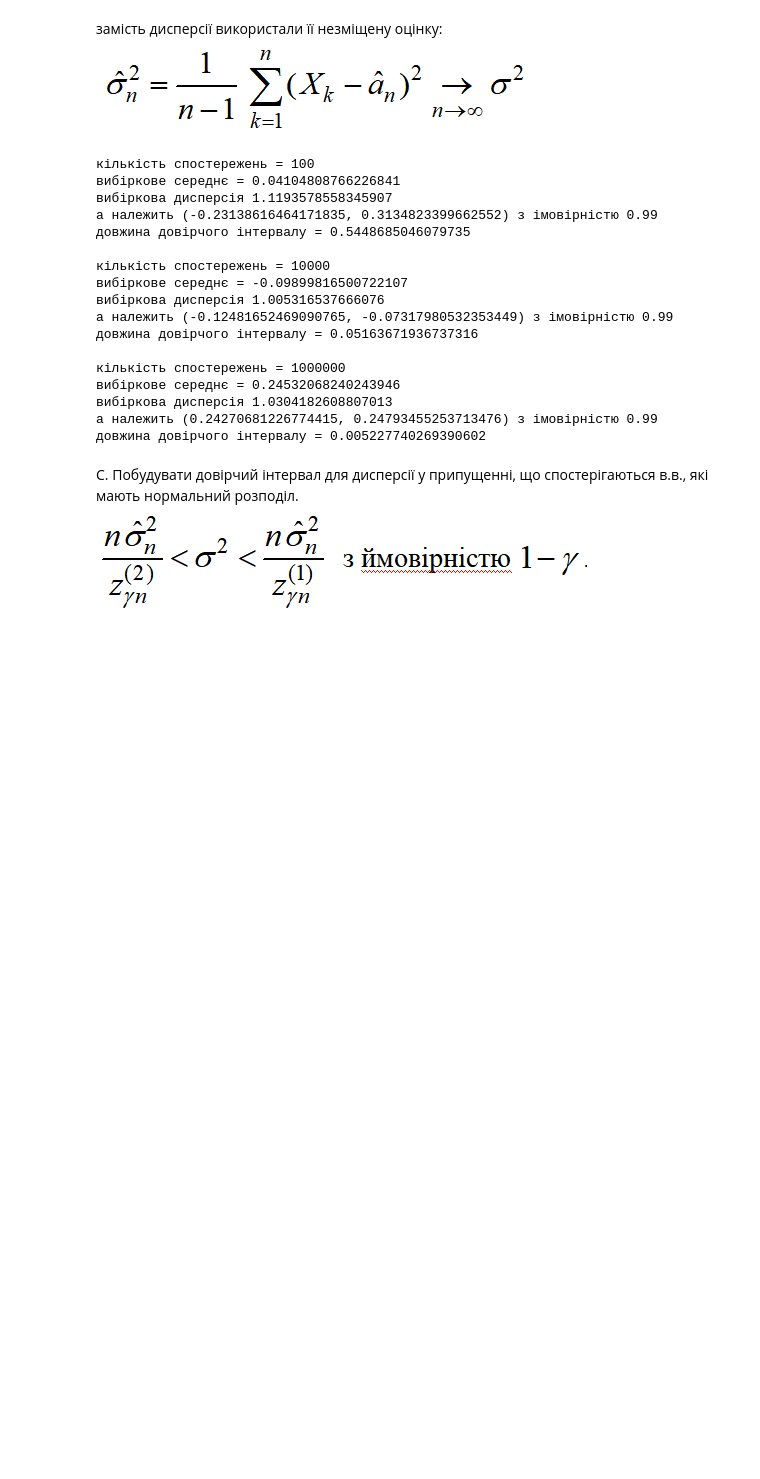
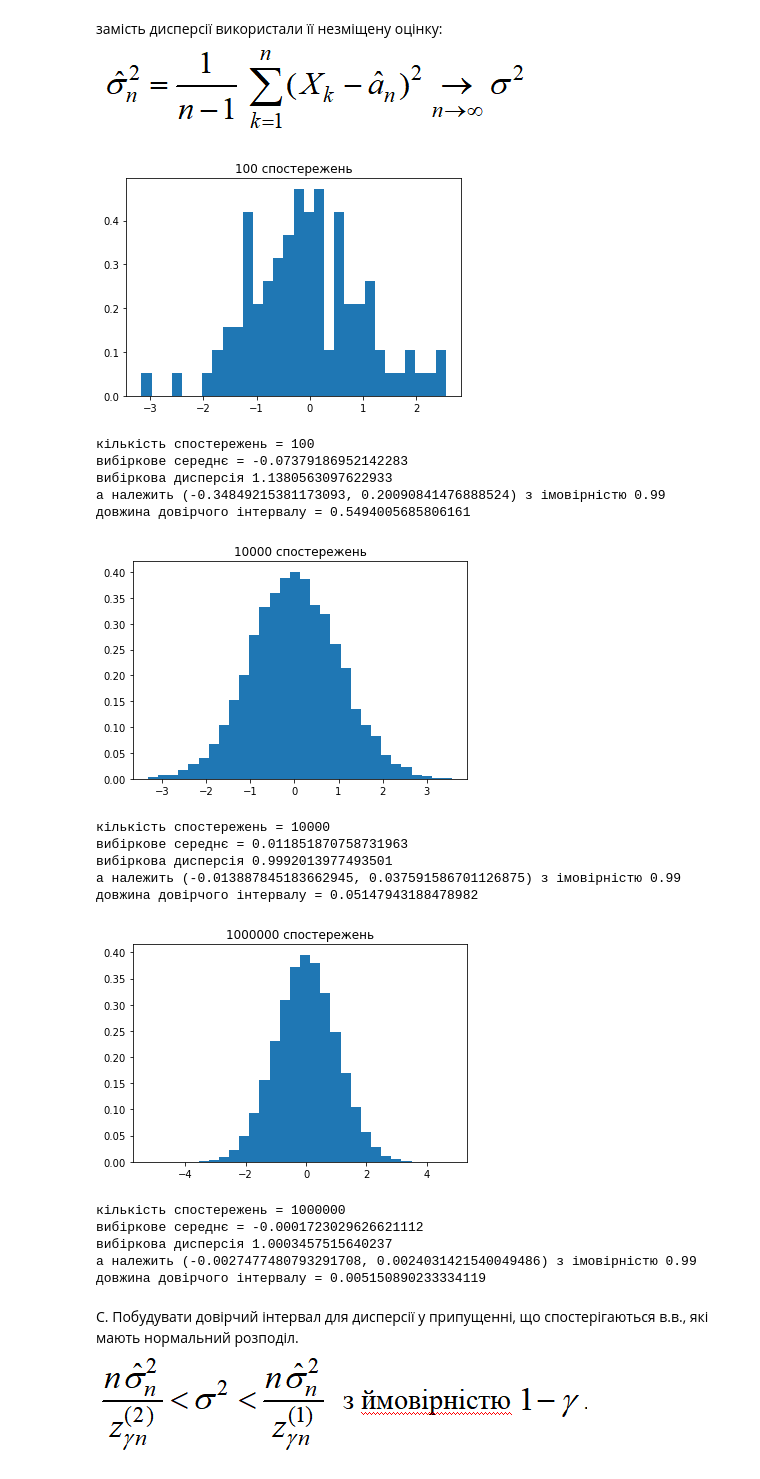
Before and after one commit to margo-dubovik/Applied_Statistics, a Jupyter notebook: lab 1.ipynb, the cells around one changed output. Saved outputs shown, nothing was run; the diff lists cells and outputs as text; code cells hidden in the pictures; blank space fills up the shorter version.

```diff
--- a/lab 1.ipynb
+++ b/lab 1.ipynb
@@ -25,6 +27,9 @@ def gen_norm_values(n):
     vals = norm.rvs(size = n)
     X = np.sum(vals) / n  #вибіркове середнє
     S = np.sum([(i - X)**2 for i in vals]) / n #вибіркова дисперсія
+    plt.hist(vals,30, density = True)
+    plt.title(f"{n} спостережень")
+    plt.show()
     return X, S
 # %% [markdown]
 A. Побудувати довірчий інтервал для математичного сподівання у припущенні, що спостерігаються в.в., які мають нормальний розподіл, але дисперсія невідома.
@@ -76,38 +82,39 @@ B. Побудувати довірчий інтервал для математ
 замість дисперсії використали її незміщену оцінку: ![image.png](attachment:image.png)
 # %%
 def interval_for_expected_value_2(n): #довірчий інтервал для матсподівання при невідомому розподілі
-    X, S = gen_norm_values(n1)
+    X, S = gen_norm_values(n)
     S = (S * n) / (n-1)
     left = X - (Z_gamma * math.sqrt(S)) / math.sqrt(n)
     right = X + (Z_gamma * math.sqrt(S)) / math.sqrt(n)
     print("кількість спостережень =", n)
     print("вибіркове середнє =", X)
     print("вибіркова дисперсія", S)
     print(f"a належить ({left}, {right}) з імовірністю {1-gamma}")
     print(f"довжина довірчого інтервалу = {abs(right-left)}\n")
     return [left, right]
 
 interval_1 = interval_for_expected_value_2(n1)
 interval_2 = interval_for_expected_value_2(n2)
 interval_3 = interval_for_expected_value_2(n3)
 # %% [output]
+[figure, added]
 кількість спостережень = 100
-вибіркове середнє = 0.04104808766226841
-вибіркова дисперсія 1.1193578558345907
-a належить (-0.23138616464171835, 0.3134823399662552) з імовірністю 0.99
-довжина довірчого інтервалу = 0.5448685046079735
-
-кількість спостережень = 10000
-вибіркове середнє = -0.09899816500722107
-вибіркова дисперсія 1.005316537666076
-a належить (-0.12481652469090765, -0.07317980532353449) з імовірністю 0.99
-довжина довірчого інтервалу = 0.05163671936737316
-
-кількість спостережень = 1000000
-вибіркове середнє = 0.24532068240243946
-вибіркова дисперсія 1.0304182608807013
-a належить (0.24270681226774415, 0.24793455253713476) з імовірністю 0.99
-довжина довірчого інтервалу = 0.005227740269390602
+вибіркове середнє = -0.07379186952142283
+вибіркова дисперсія 1.1380563097622933
+a належить (-0.34849215381173093, 0.20090841476888524) з імовірністю 0.99
+довжина довірчого інтервалу = 0.5494005685806161
+[figure, added]
+кількість спостережень = 10000
+вибіркове середнє = 0.011851870758731963
+вибіркова дисперсія 0.9992013977493501
+a належить (-0.013887845183662945, 0.037591586701126875) з імовірністю 0.99
+довжина довірчого інтервалу = 0.05147943188478982
+[figure, added]
+кількість спостережень = 1000000
+вибіркове середнє = -0.0001723029626621112
+вибіркова дисперсія 1.0003457515640237
+a належить (-0.0027477480793291708, 0.0024031421540049486) з імовірністю 0.99
+довжина довірчого інтервалу = 0.005150890233334119
 # %% [markdown]
 C. Побудувати довірчий інтервал для дисперсії у припущенні, що
 спостерігаються в.в., які мають нормальний розподіл.
```
Also changed, not shown: parts of 9 cells of this notebook.
